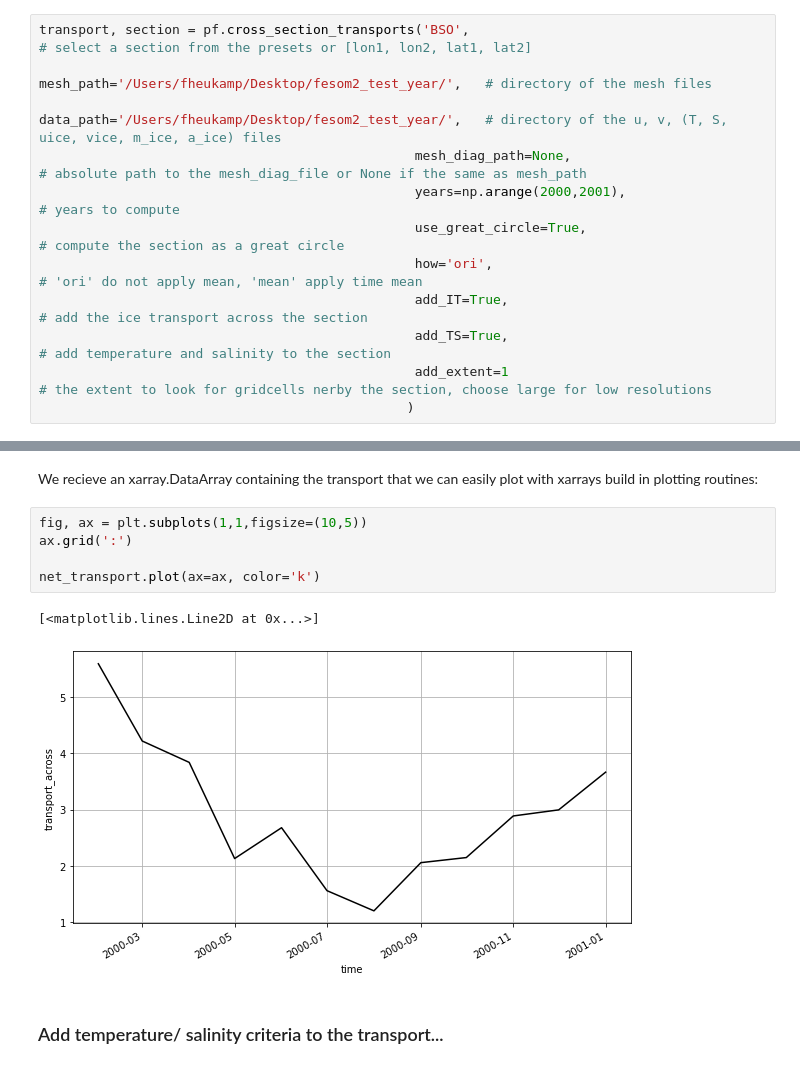
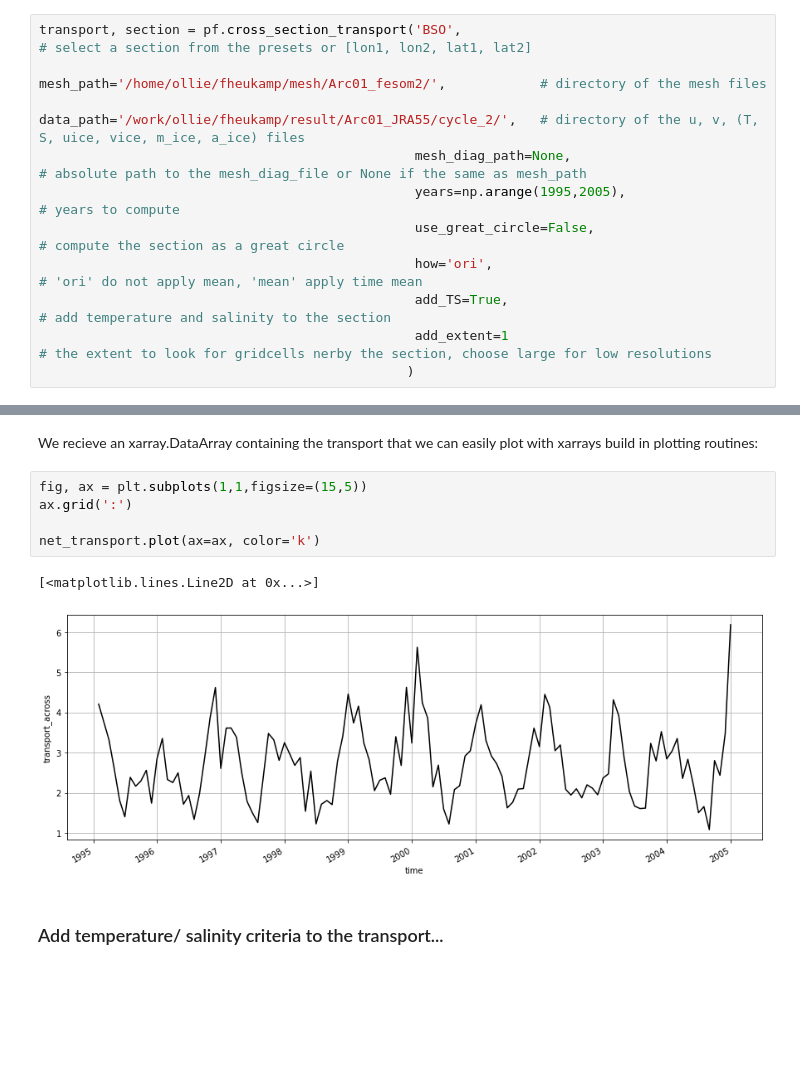
Before and after one commit to FESOM/pyfesom2, a Jupyter notebook: notebooks/transports.ipynb, the cells around one changed output, grey strips where cells are left out. Saved outputs shown, nothing was run; the diff lists cells and outputs as text; blank space fills up the shorter version.

```diff
--- a/notebooks/transports.ipynb
+++ b/notebooks/transports.ipynb
@@ -17,15 +20,14 @@ Transport across meridional and zonal sections can be computed with the cross_se
 # %% [markdown]
 ### Let's compute the transport across the Barents Sea Opening...
 # %%
-transport, section = pf.cross_section_transports('BSO',                                                  # select a section from the presets or [lon1, lon2, lat1, lat2]
-                                                mesh_path='/Users/fheukamp/Desktop/fesom2_test_year/',   # directory of the mesh files
-                                                data_path='/Users/fheukamp/Desktop/fesom2_test_year/',   # directory of the u, v, (T, S, uice, vice, m_ice, a_ice) files
-                                                mesh_diag_path=None,                                     # absolute path to the mesh_diag_file or None if the same as mesh_path
-                                                years=np.arange(2000,2001),                              # years to compute
-                                                use_great_circle=True,                                   # compute the section as a great circle
+transport, section = pf.cross_section_transport('BSO',                                                          # select a section from the presets or [lon1, lon2, lat1, lat2]
+                                                mesh_path='/home/ollie/fheukamp/mesh/Arc01_fesom2/',            # directory of the mesh files
+                                                data_path='/work/ollie/fheukamp/result/Arc01_JRA55/cycle_2/',   # directory of the u, v, (T, S, uice, vice, m_ice, a_ice) files
+                                                mesh_diag_path=None,                                            # absolute path to the mesh_diag_file or None if the same as mesh_path
+                                                years=np.arange(1995,2005),                                     # years to compute
+                                                use_great_circle=False,                                  # compute the section as a great circle
                                                 how='ori',                                               # 'ori' do not apply mean, 'mean' apply time mean
-                                                add_IT=True,                                             # add the ice transport across the section
-                                                add_TS=True,                                             # add temperature and salinity to the section
+                                                add_TS=True,                                            # add temperature and salinity to the section
                                                 add_extent=1                                             # the extent to look for gridcells nerby the section, choose large for low resolutions
                                                )
 # %% [output]
@@ -226,13 +274,13 @@ net_transport = transport.transport_across.sum(dim=('elem','nz1')) * 1e-6
 # %% [markdown]
 We recieve an xarray.DataArray containing the transport that we can easily plot with xarrays build in plotting routines:
 # %%
-fig, ax = plt.subplots(1,1,figsize=(10,5))
+fig, ax = plt.subplots(1,1,figsize=(15,5))
 ax.grid(':')
 
 net_transport.plot(ax=ax, color='k')
 # %% [output]
 [<matplotlib.lines.Line2D at 0x...>]
-[figure, old version]
+[figure, new version]
 # %% [markdown]
 ### Add temperature/ salinity criteria to the transport...
 # %% [markdown]
```
Also changed, not shown: parts of 25 cells of this notebook.
